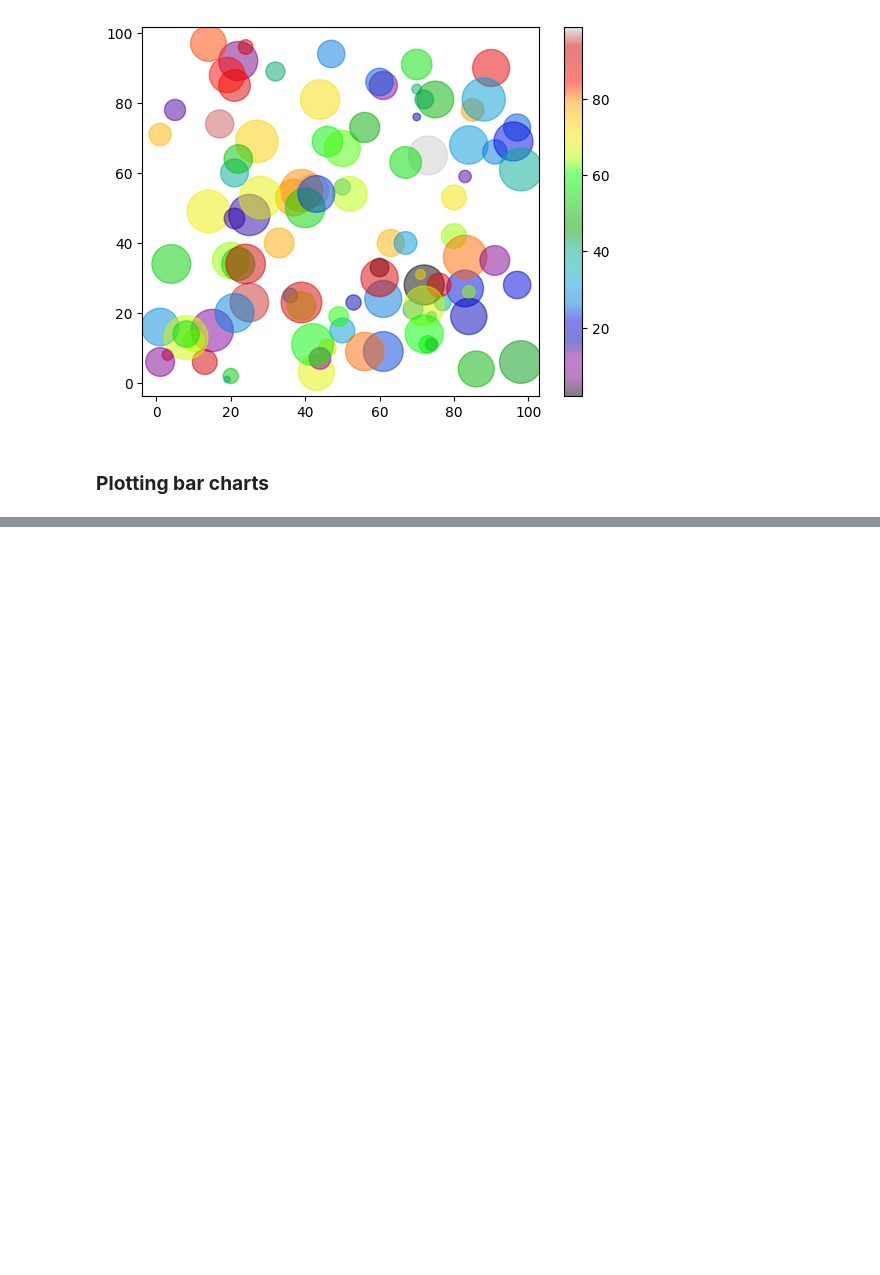
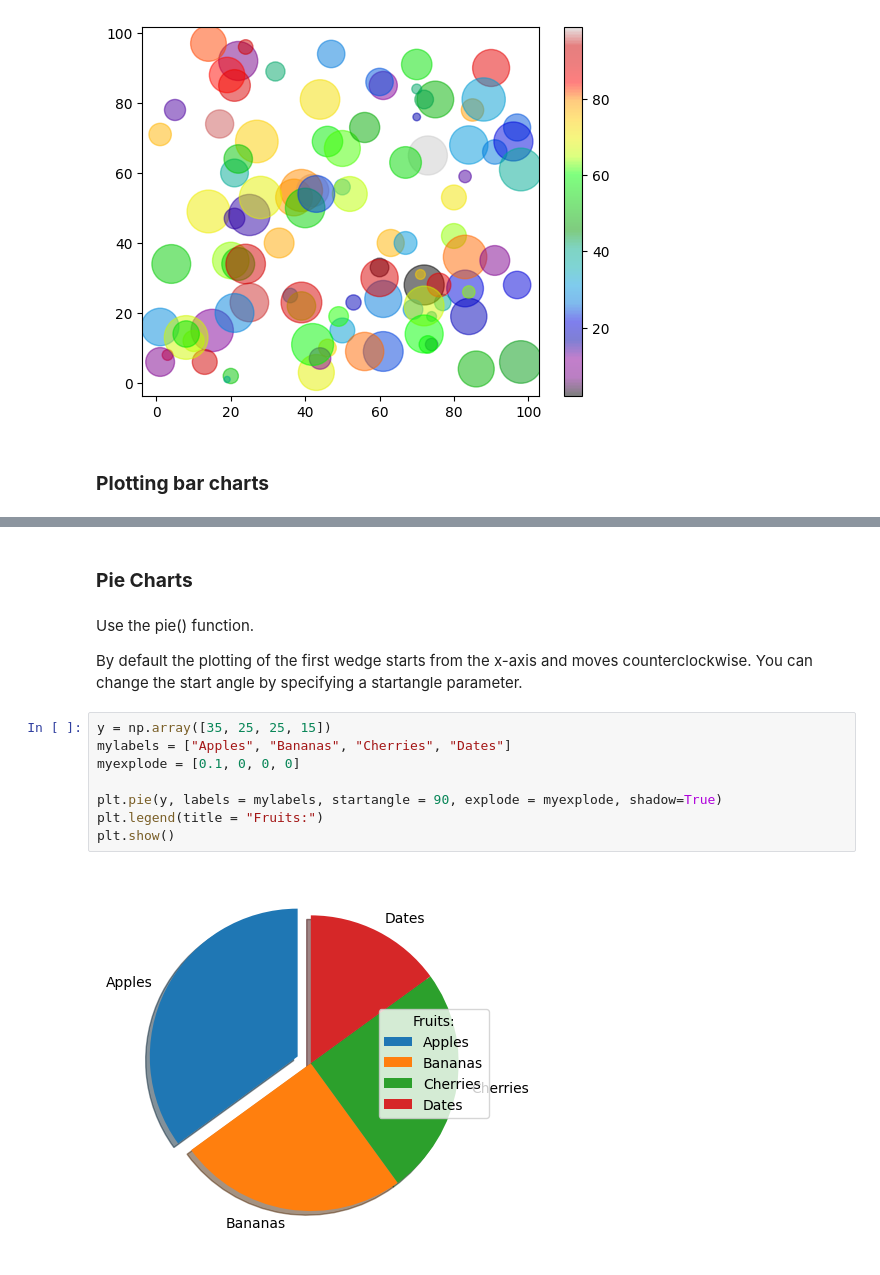
Before and after one commit to kibuba-njihia/mastering-matplotlib, a Jupyter notebook: matplotlib.ipynb, the cells around one changed output, grey strips where cells are left out. Cells and saved outputs as stored; diff of their text form; blank space fills up the shorter version.

```diff
--- a/matplotlib.ipynb
+++ b/matplotlib.ipynb
@@ -175,0 +199,16 @@ plt.show()
+# %% [markdown]
+### **Pie Charts**
+# %% [markdown]
+ Use the pie() function.
+
+ By default the plotting of the first wedge starts from the x-axis and moves counterclockwise. You can change the start angle by specifying a startangle parameter.
+# %%
+y = np.array([35, 25, 25, 15])
+mylabels = ["Apples", "Bananas", "Cherries", "Dates"]
+myexplode = [0.1, 0, 0, 0]
+
+plt.pie(y, labels = mylabels, startangle = 90, explode = myexplode, shadow=True)
+plt.legend(title = "Fruits:")
+plt.show()
+# %% [output]
+[figure, added]
```
Also changed, not shown: parts of 6 cells of this notebook.
